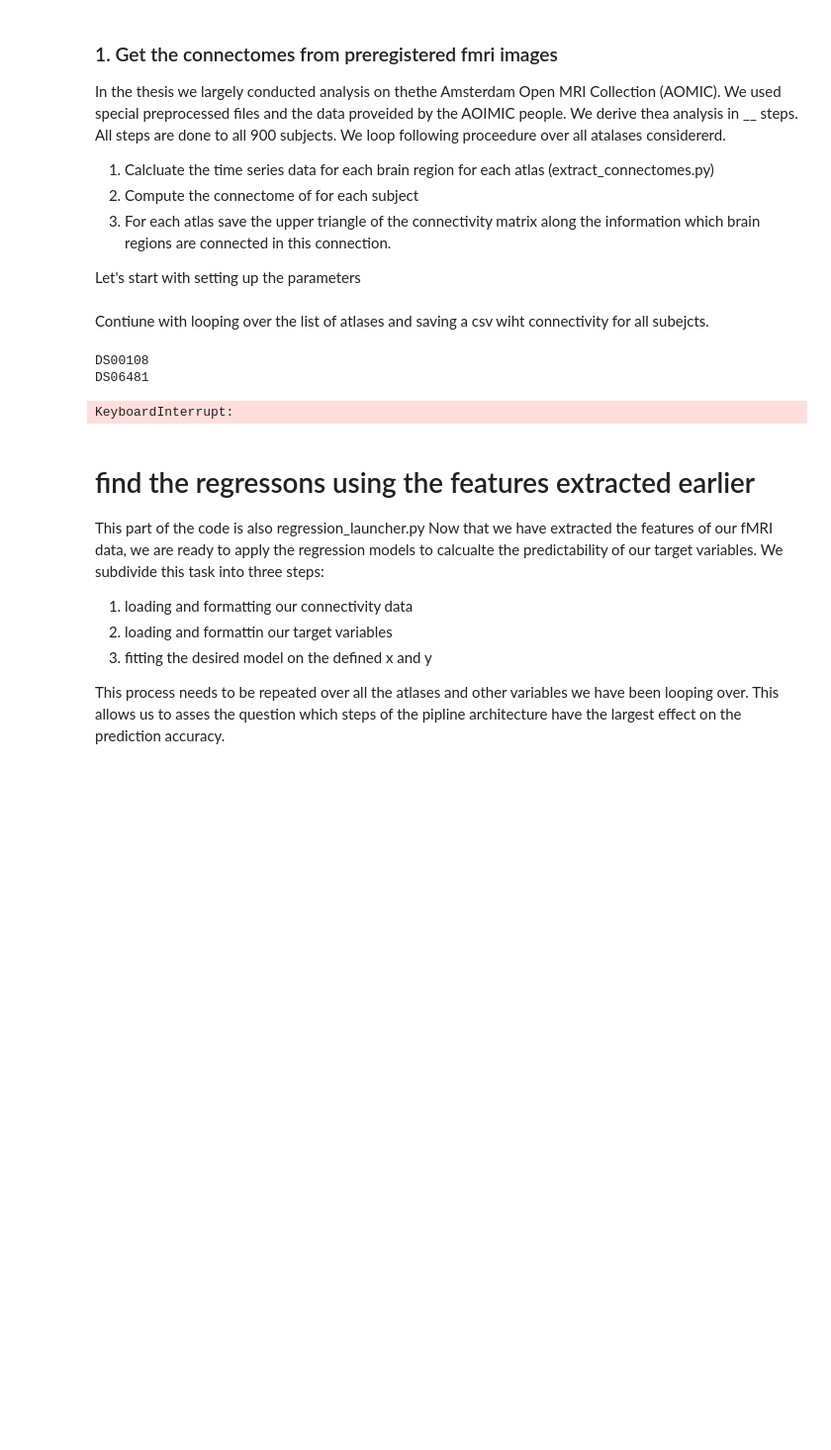
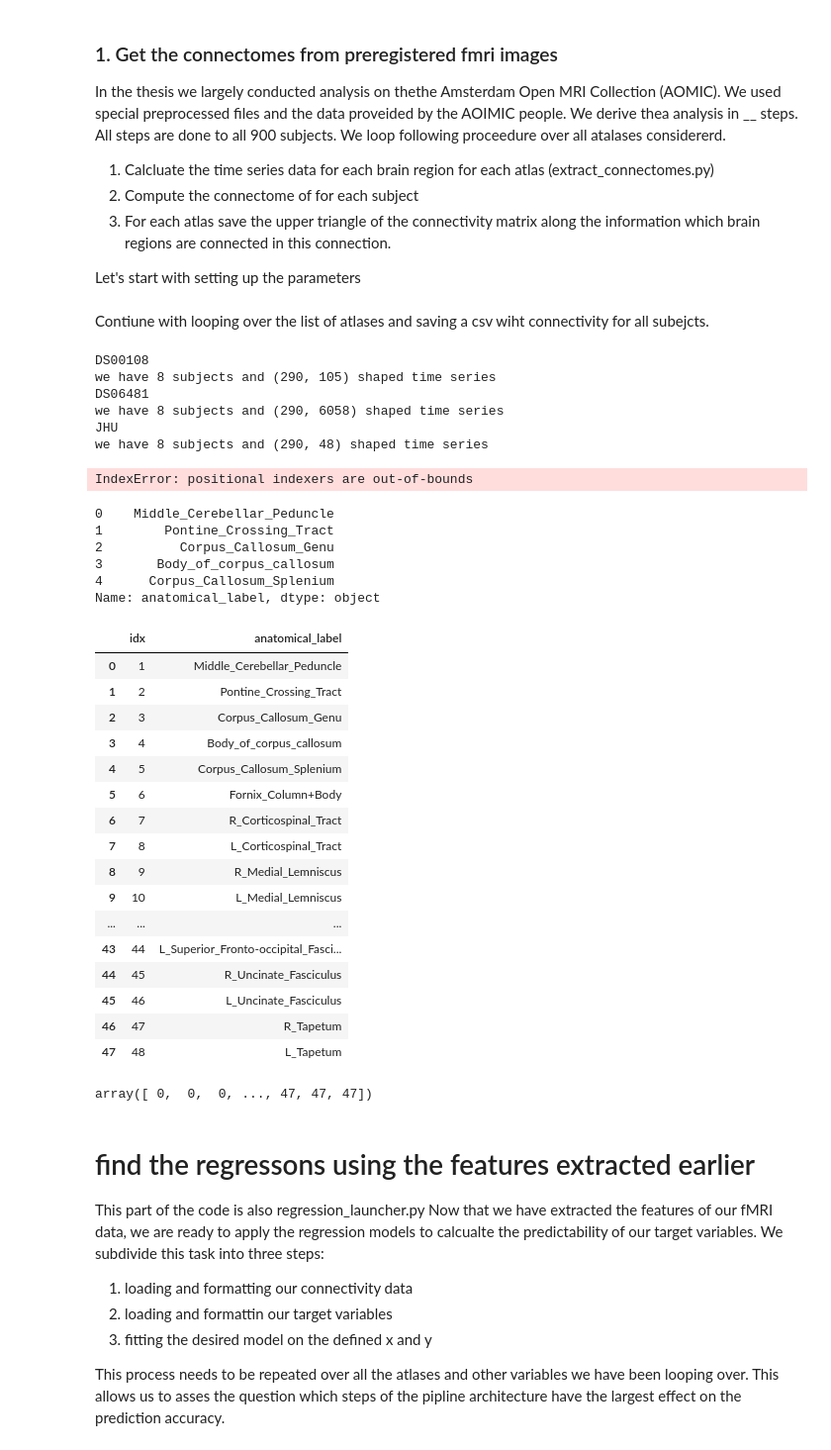
Before and after one commit to samuelheczko/Ridge-Regression-Predictions, a Jupyter notebook: main_notebook.ipynb, the cells around one changed output. Shown at 99% size. Saved outputs shown, nothing was run; the diff lists cells and outputs as text; code cells hidden in the pictures; blank space fills up the shorter version.

Commit message:
added the time series extract

```diff
--- a/main_notebook.ipynb
+++ b/main_notebook.ipynb
@@ -60,6 +60,8 @@ anatomical_label_names = []
 for a_l in anatomical_labels:
     anatomical_label_names.append(a_l.split('/')[-1].split('.')[0]) #split the path to extract only the name of the atlas
 
+colnames=['idx','anatomical_label']
+
 
 ##loop over atlases
 # %% [markdown]
@@ -71,18 +73,73 @@ for atlas_path in atlases: ##loop over atlases
     al_p = (any(n == atlas_name for n in anatomical_label_names)) ##find wheter we have the anatomical labellings for this atlas
 
     if al_p:
-        anatomic_path = path + f'/atlases/lawrance2021/label/Human/Anatomical-labels-csv/' + atlas + '.csv'
+        anatomic_path = path + f'/atlases/lawrance2021/label/Human/Anatomical-labels-csv/' + atlas_name + '.csv'
         ana_labels = pd.read_csv(anatomic_path,names=colnames, header=None)
+        ana_labels = ana_labels[ana_labels['idx'] != 0]
     else:
         ana_labels = None
 
 
     time_series = connectome.calculate_time_series(atlas_path = atlas_path,imgs_paths=imgs_paths)     ##get the time series of the from all subjects, using the atlas defined
+    print(f'we have {len(time_series)} subjects and {time_series[0].shape} shaped time series')
+    df_time_series = pd.DataFrame()
 
-    correlation_matrices, _ =  connectome.connectome(time_series = time_series,correlation_measure='correlation') #get the connectivity matrices
+    ##save time series
+    for array_i, array in enumerate(time_series):
+        df_time_series = pd.concat([df_time_series,pd.DataFrame(data = array.flatten(), columns=[str(array_i)] )], axis = 1)
 
-    df_ = connectome.save_connectomes_df(correlation_matrices,anatomical_label_presence = al_p, anatomic_labels = ana_labels,path_to_save = path + 'results/', atlas_name = atlas_name, n_subjects = correlation_matrices.shape[0], correlation_measure = correlation_measure,subject_ixds = subjects_idxs)
+    if al_p:
+        Brn_area_indecies = np.repeat(np.arange(len(ana_labels)),time_series[0].shape[0])
+        df_labels = pd.DataFrame(data = ana_labels.iloc[Brn_area_indecies,1],columns=['anatomical_label'])
+        df_labels = df_labels.reset_index()
+        df_time_series = pd.concat([df_time_series,df_labels],axis = 1)
+
+
+
+
+    df_time_series.to_csv(path_or_buf = path + f'/results/time_series/time_series_n_sub-{len(time_series)}_atlas-{atlas_name}.csv')
+
+
+
+
+
+    #correlation_matrices, _ =  connectome.connectome(time_series = time_series,correlation_measure='correlation') #get the connectivity matrices
+
+    #df_ = connectome.save_connectomes_df(correlation_matrices,anatomical_label_presence = al_p, anatomic_labels = ana_labels,path_to_save = path + 'results/', atlas_name = atlas_name, n_subjects = correlation_matrices.shape[0], correlation_measure = correlation_measure,subject_ixds = subjects_idxs)
 # %% [output]
 DS00108
+we have 8 subjects and (290, 105) shaped time series
 DS06481
+we have 8 subjects and (290, 6058) shaped time series
+JHU
+we have 8 subjects and (290, 48) shaped time series
-KeyboardInterrupt:
+IndexError: positional indexers are out-of-bounds
+# %%
+ana_labels.iloc[:,1].head()
+# %% [output]
+0    Middle_Cerebellar_Peduncle
+1        Pontine_Crossing_Tract
+2          Corpus_Callosum_Genu
+3       Body_of_corpus_callosum
+4      Corpus_Callosum_Splenium
+Name: anatomical_label, dtype: object
+# %%
+ana_labels
+# %% [output]
+|  | idx | anatomical_label |
+| 0 | 1 | Middle_Cerebellar_Peduncle |
+| 1 | 2 | Pontine_Crossing_Tract |
+| 2 | 3 | Corpus_Callosum_Genu |
+| 3 | 4 | Body_of_corpus_callosum |
+| 4 | 5 | Corpus_Callosum_Splenium |
+| 5 | 6 | Fornix_Column+Body |
+| 6 | 7 | R_Corticospinal_Tract |
+| 7 | 8 | L_Corticospinal_Tract |
+| 8 | 9 | R_Medial_Lemniscus |
+| 9 | 10 | L_Medial_Lemniscus |
+| ... | ... | ... |
+| 43 | 44 | L_Superior_Fronto-occipital_Fasci... |
+| 44 | 45 | R_Uncinate_Fasciculus |
+| 45 | 46 | L_Uncinate_Fasciculus |
+| 46 | 47 | R_Tapetum |
+| 47 | 48 | L_Tapetum |
@@ -89,3 +150,7 @@ KeyboardInterrupt:
+# %%
+np.repeat(np.arange(len(ana_labels)),time_series[0].shape[0])
+# %% [output]
+array([ 0,  0,  0, ..., 47, 47, 47])
 # %% [markdown]
 # find the regressons using the features extracted earlier
 This part of the code is also regression_launcher.py
```
Also changed, not shown: parts of 1 cell of this notebook, 4 other files.
